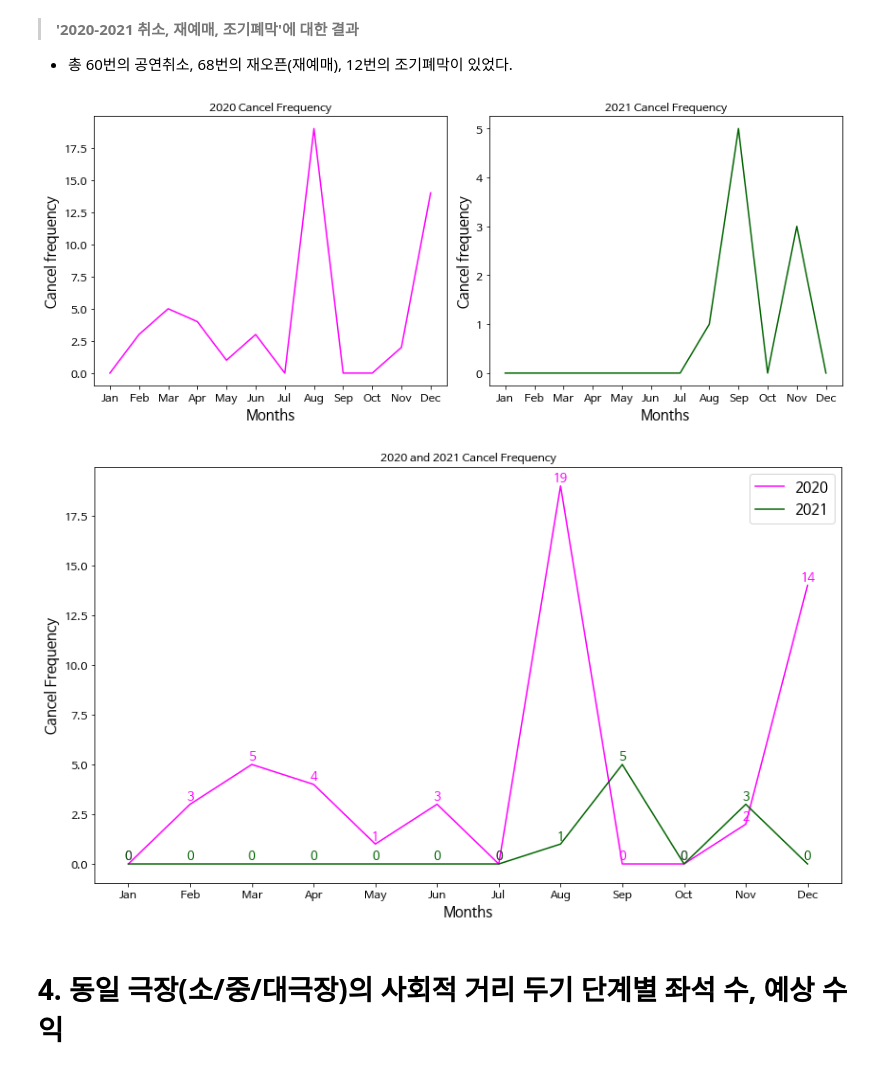
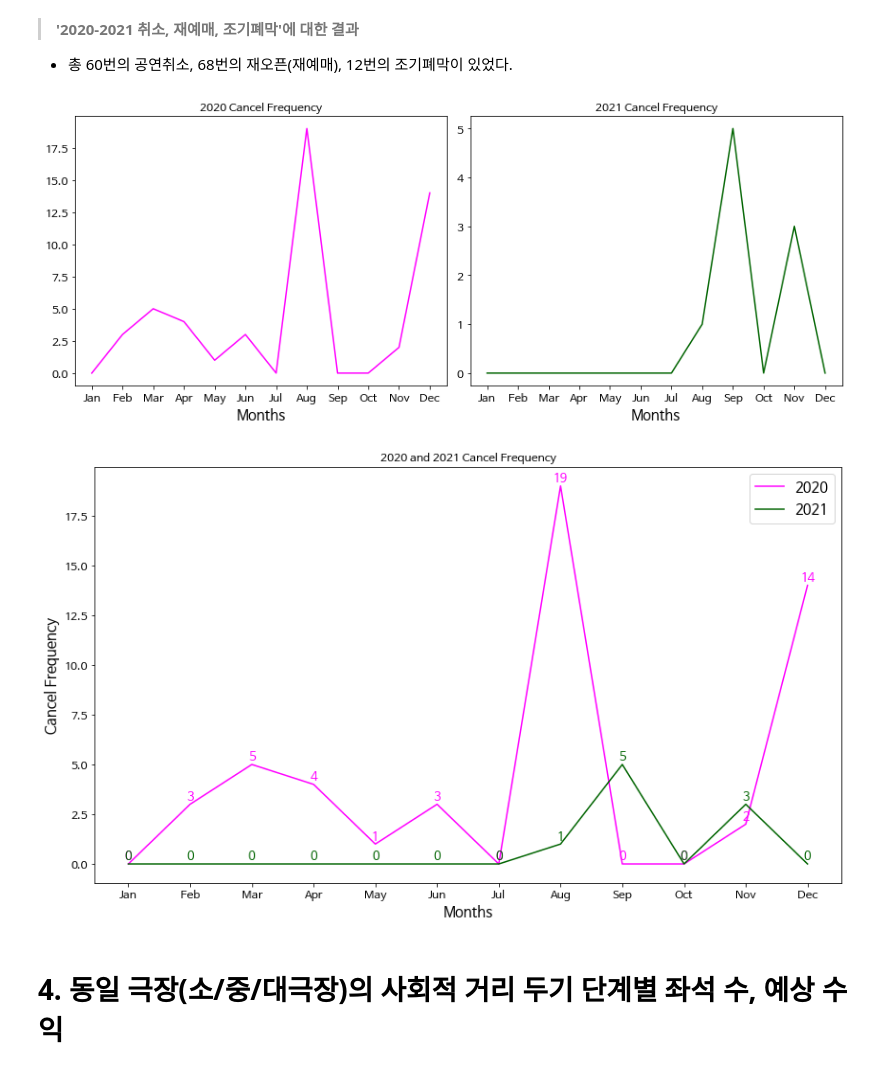
Before and after one commit to Seon42/2021-2_DAP_project, a Jupyter notebook: 2021_2학기_데이터분석프로그래밍_프로젝트_제출본.ipynb, the cells around one changed output. Saved outputs shown, nothing was run; the diff lists cells and outputs as text; code cells hidden in the pictures.

```diff
--- a/2021_2학기_데이터분석프로그래밍_프로젝트_제출본.ipynb
+++ b/2021_2학기_데이터분석프로그래밍_프로젝트_제출본.ipynb
@@ -551,44 +551,42 @@ plt.figure(figsize=(12,5))
 plt.subplot(1, 2, 1)
 plt.plot(months, count_cancel20, color='magenta')
 plt.xlabel("Months")
-plt.ylabel("Cancel frequency")
 plt.title("2020 Cancel Frequency")
 
 # 2021 월별 취소 빈도 그래프
 plt.subplot(1, 2, 2)
 plt.plot(months, count_cancel21, color='darkgreen')
 plt.xlabel("Months")
-plt.ylabel("Cancel frequency")
 plt.title("2021 Cancel Frequency")
 
 plt.tight_layout()
 
 # 2020, 2021 월별 취소 빈도 그래프 합본
 plt.figure(figsize=(14,8))
 plt.plot(months, count_cancel20, color='magenta', label='2020')
 plt.plot(months, count_cancel21, color='darkgreen', label='2021')
 plt.xlabel("Months")
 plt.ylabel("Cancel Frequency")
 plt.title("2020 and 2021 Cancel Frequency")
 plt.legend(loc='best', ncol=1, fontsize=15)
 
 ## 각 그래프에 취소 횟수 표시
 # 2020
 for i, v in enumerate(months):
     plt.text(v, count_cancel20[i], count_cancel20[i],
              fontsize = 13,
              color='magenta',
              horizontalalignment='center',
              verticalalignment='bottom')
 # 2021
 for i, v in enumerate(months):
     plt.text(v, count_cancel21[i], count_cancel21[i],
              fontsize = 13,
              color='darkgreen',
              horizontalalignment='center',
              verticalalignment='bottom')
 # %% [output]
-[figure, old version]
+[figure, new version]
 [figure]
 # %% [markdown]
 # **4. 동일 극장(소/중/대극장)의 사회적 거리 두기 단계별 좌석 수, 예상 수익**
```
